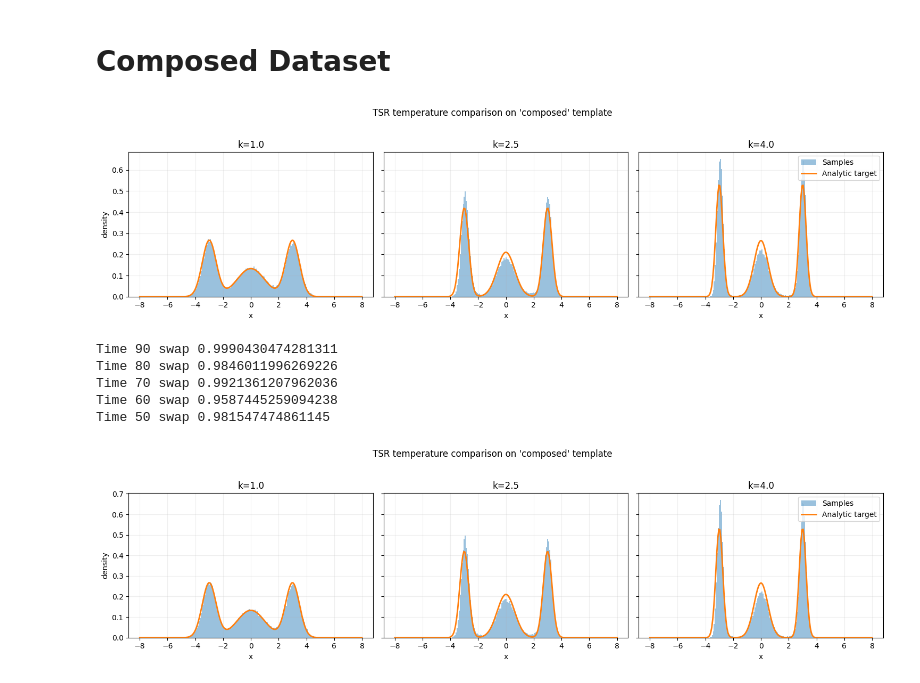
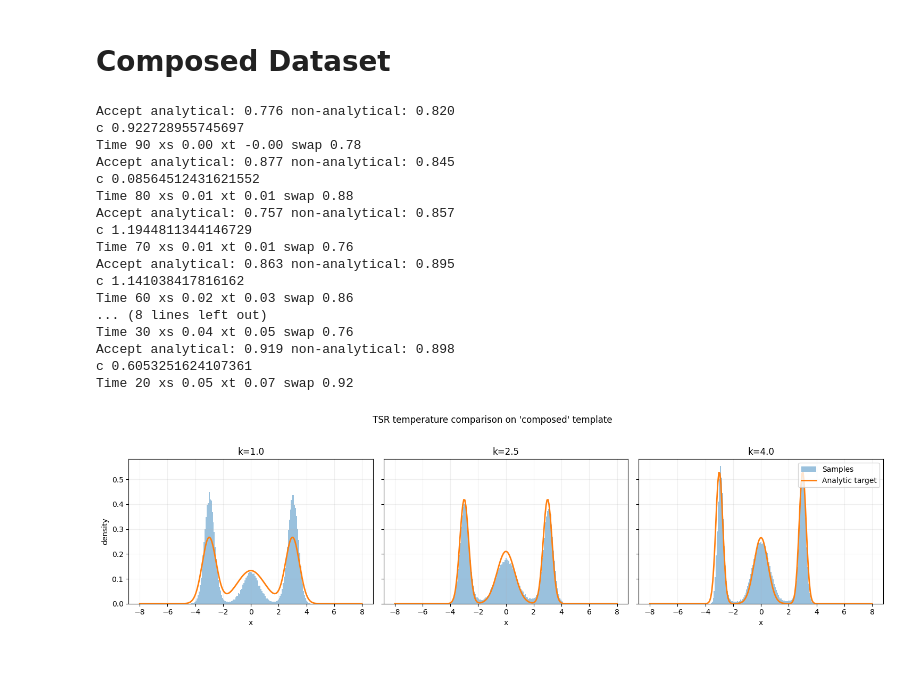
Before and after one commit to oatmeallover/parallel_tempering, a Jupyter notebook: tempered_energy.ipynb, the cells around one changed output. Saved outputs shown, nothing was run; the diff lists cells and outputs as text; code cells hidden in the pictures.

Commit message:
WORKS. Did single probability. Computed acceptance differences

```diff
--- a/tempered_energy.ipynb
+++ b/tempered_energy.ipynb
@@ -24,25 +24,25 @@ n_samples=4
 k=4.0
 n_replicas=3
 # %%
-def apply_temperature(x, k=1.0):
-    """x in [0,1]. k>1 sharpens, k<1 flattens."""
-    x = x.clamp(1e-6, 1 - 1e-6)  # avoid log(0)
-    logits = torch.log(x / (1 - x))  # inverse sigmoid
-    logits = logits * k              # scale by temperature
-    return torch.sigmoid(logits)     # back to [0,1]
+# def apply_temperature(x, k=1.0):
+#     """x in [0,1]. k>1 sharpens, k<1 flattens."""
+#     x = x.clamp(1e-6, 1 - 1e-6)  # avoid log(0)
+#     logits = torch.log(x / (1 - x))  # inverse sigmoid
+#     logits = logits * k              # scale by temperature
+#     return torch.sigmoid(logits)     # back to [0,1]
 
-x = load_mnist_tensor(train=False, normalize_to_minus1_1=False)
+# x = load_mnist_tensor(train=False, normalize_to_minus1_1=False)
 
-ks = np.linspace(1.0, k, n_replicas)
-fig, axes = plt.subplots(n_samples, len(ks), figsize=(len(ks) * 2, n_samples*2))
+# ks = np.linspace(1.0, k, n_replicas)
+# fig, axes = plt.subplots(n_samples, len(ks), figsize=(len(ks) * 2, n_samples*2))
 
-for row in range(n_samples):
-    for col, k in enumerate(ks):
-        img = apply_temperature(x[row, 0], k=k)
-        axes[row, col].imshow(img.numpy(), cmap="gray", vmin=0, vmax=1)
-        axes[row, col].axis("off")
-        if row == 0:
-            axes[row, col].set_title(f"k={k}")
+# for row in range(n_samples):
+#     for col, k in enumerate(ks):
+#         img = apply_temperature(x[row, 0], k=k)
+#         axes[row, col].imshow(img.numpy(), cmap="gray", vmin=0, vmax=1)
+#         axes[row, col].axis("off")
+#         if row == 0:
+#             axes[row, col].set_title(f"k={k}")
 
-plt.tight_layout()
-plt.show()
+# plt.tight_layout()
+# plt.show()
@@ -77,16 +54,24 @@ std 0.32696229219436646
 # Composed Dataset
 # %%
 dataset="composed"
-# %%
-_ = plot_temperature_triptych(dataset_name=dataset, sigma=sigma, n_bins=n_bins, n_samples=n_samples, k=k, replica_swaps=False)
-# %% [output]
-[figure]
 # %%
-_ = plot_temperature_triptych(dataset_name=dataset, sigma=sigma, n_bins=n_bins, n_samples=n_samples, k=k, replica_swaps=True)
+_ = plot_temperature_triptych(dataset_name=dataset, sigma=sigma, n_bins=n_bins, n_samples=n_samples, k=k, replica_swaps=True, analytical=True)
 # %% [output]
-Time 90 swap 0.9990430474281311
-Time 80 swap 0.9846011996269226
-Time 70 swap 0.9921361207962036
-Time 60 swap 0.9587445259094238
-Time 50 swap 0.981547474861145
+Accept analytical: 0.776 non-analytical: 0.820
+c 0.922728955745697
+Time 90 xs 0.00 xt -0.00 swap 0.78
+Accept analytical: 0.877 non-analytical: 0.845
+c 0.08564512431621552
+Time 80 xs 0.01 xt 0.01 swap 0.88
+Accept analytical: 0.757 non-analytical: 0.857
+c 1.1944811344146729
+Time 70 xs 0.01 xt 0.01 swap 0.76
+Accept analytical: 0.863 non-analytical: 0.895
+c 1.141038417816162
+Time 60 xs 0.02 xt 0.03 swap 0.86
+... (8 lines left out)
+Time 30 xs 0.04 xt 0.05 swap 0.76
+Accept analytical: 0.919 non-analytical: 0.898
+c 0.6053251624107361
+Time 20 xs 0.05 xt 0.07 swap 0.92
-[figure, old version]
+[figure, new version]
```
Also changed, not shown: parts of 5 cells of this notebook, 3 other files.
